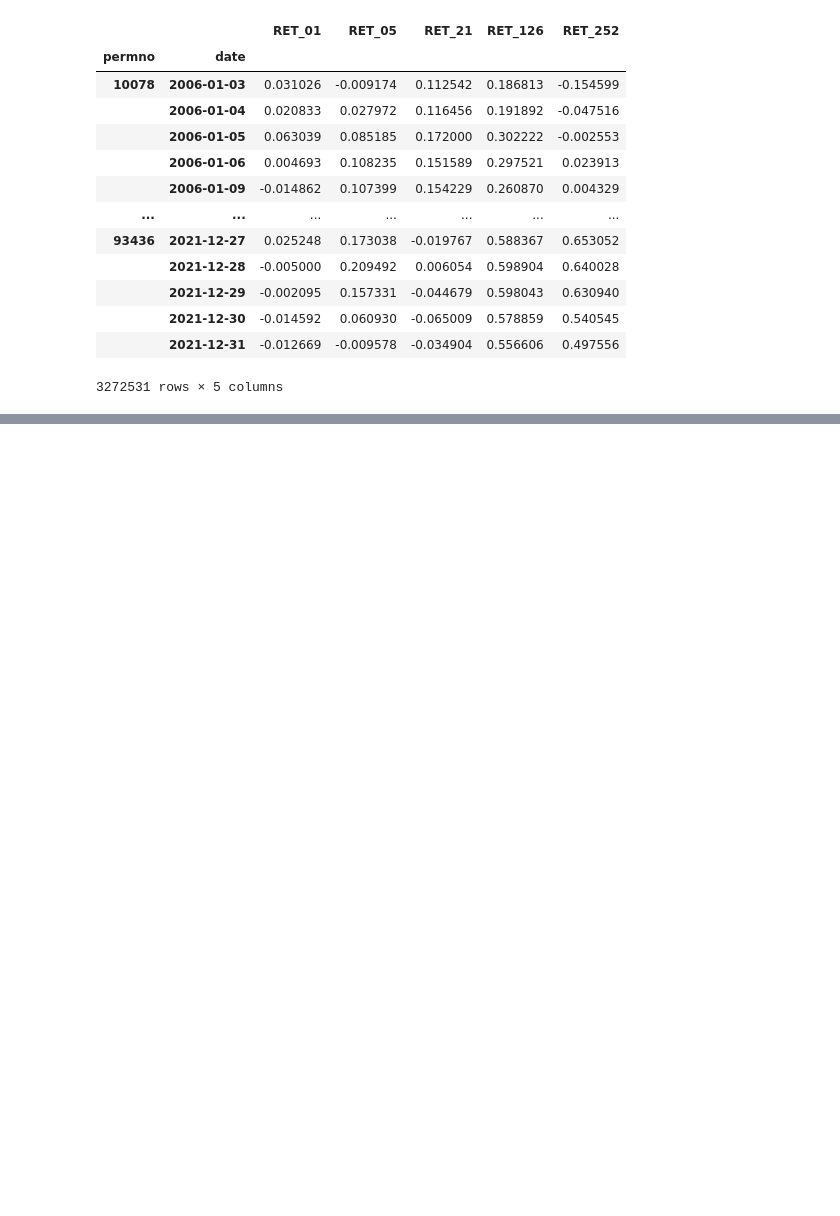
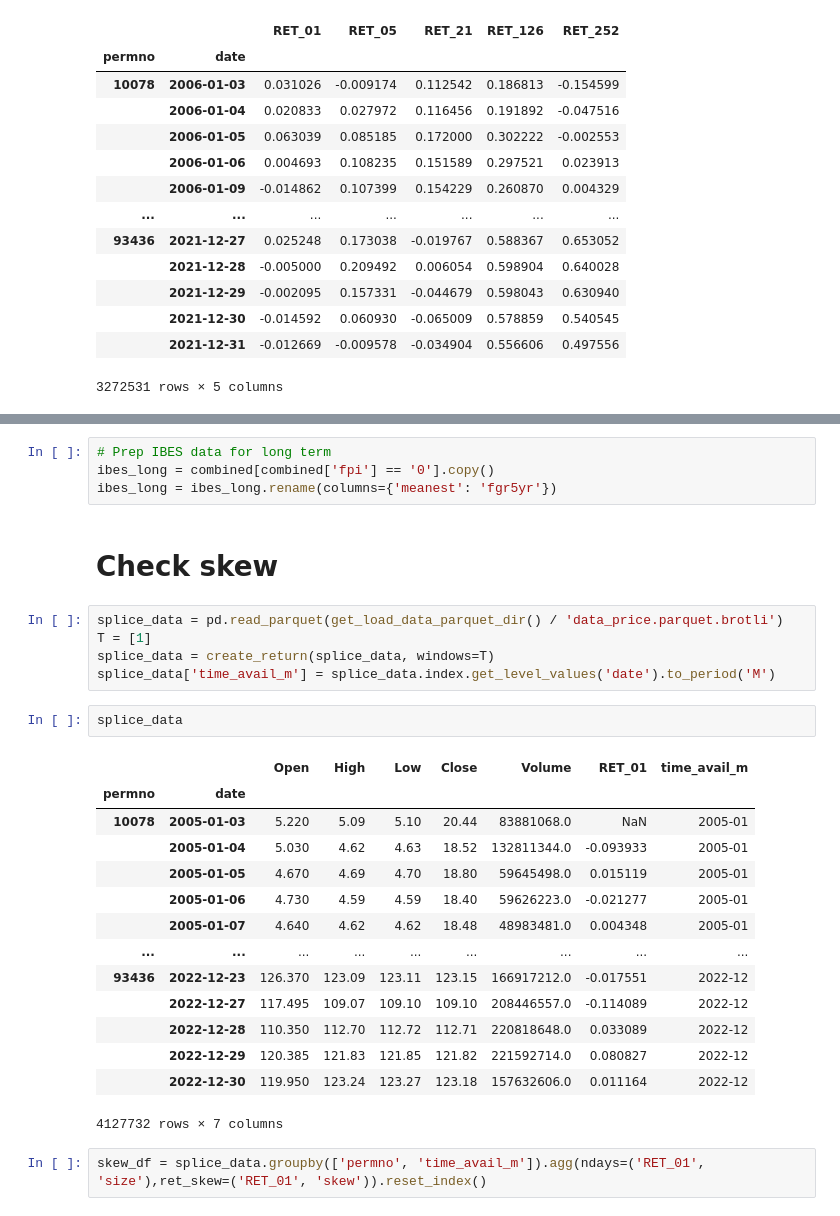
Before and after one commit to jfan1256/algofacto, a Jupyter notebook: sanity.ipynb, the cells around one changed output, grey strips where cells are left out. Drawn from its saved outputs; the diff is of its cells as text; blank space fills up the shorter version.

```diff
--- a/sanity.ipynb
+++ b/sanity.ipynb
@@ -1638,0 +1711,30 @@ ret.ret_01
+# %%
+# Prep IBES data for long term
+ibes_long = combined[combined['fpi'] == '0'].copy()
+ibes_long = ibes_long.rename(columns={'meanest': 'fgr5yr'})
+# %% [markdown]
+# Check skew
+# %%
+splice_data = pd.read_parquet(get_load_data_parquet_dir() / 'data_price.parquet.brotli')
+T = [1]
+splice_data = create_return(splice_data, windows=T)
+splice_data['time_avail_m'] = splice_data.index.get_level_values('date').to_period('M')
+# %%
+splice_data
+# %% [output]
+|  |  | Open | High | Low | Close | Volume | RET_01 | time_avail_m |
+| permno | date |  |  |  |  |  |  |  |
+| 10078 | 2005-01-03 | 5.220 | 5.09 | 5.10 | 20.44 | 83881068.0 | NaN | 2005-01 |
+|  | 2005-01-04 | 5.030 | 4.62 | 4.63 | 18.52 | 132811344.0 | -0.093933 | 2005-01 |
+|  | 2005-01-05 | 4.670 | 4.69 | 4.70 | 18.80 | 59645498.0 | 0.015119 | 2005-01 |
+|  | 2005-01-06 | 4.730 | 4.59 | 4.59 | 18.40 | 59626223.0 | -0.021277 | 2005-01 |
+|  | 2005-01-07 | 4.640 | 4.62 | 4.62 | 18.48 | 48983481.0 | 0.004348 | 2005-01 |
+| ... | ... | ... | ... | ... | ... | ... | ... | ... |
+| 93436 | 2022-12-23 | 126.370 | 123.09 | 123.11 | 123.15 | 166917212.0 | -0.017551 | 2022-12 |
+|  | 2022-12-27 | 117.495 | 109.07 | 109.10 | 109.10 | 208446557.0 | -0.114089 | 2022-12 |
+|  | 2022-12-28 | 110.350 | 112.70 | 112.72 | 112.71 | 220818648.0 | 0.033089 | 2022-12 |
+|  | 2022-12-29 | 120.385 | 121.83 | 121.85 | 121.82 | 221592714.0 | 0.080827 | 2022-12 |
+|  | 2022-12-30 | 119.950 | 123.24 | 123.27 | 123.18 | 157632606.0 | 0.011164 | 2022-12 |
+4127732 rows × 7 columns
+# %%
+skew_df = splice_data.groupby(['permno', 'time_avail_m']).agg(ndays=('RET_01', 'size'),ret_skew=('RET_01', 'skew')).reset_index()
```
Also changed, not shown: parts of 41 cells of this notebook, 48 other files.
